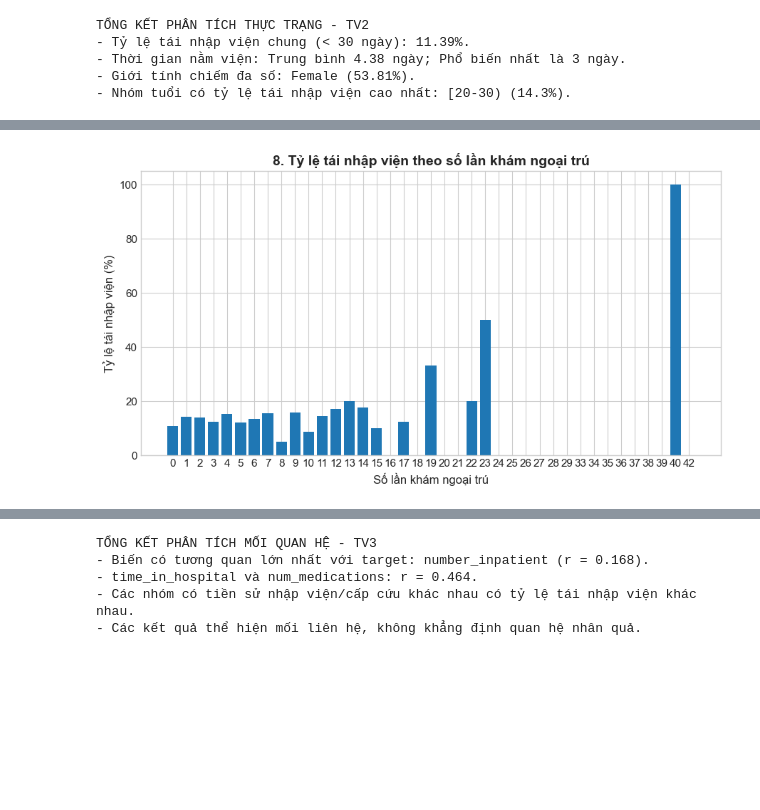
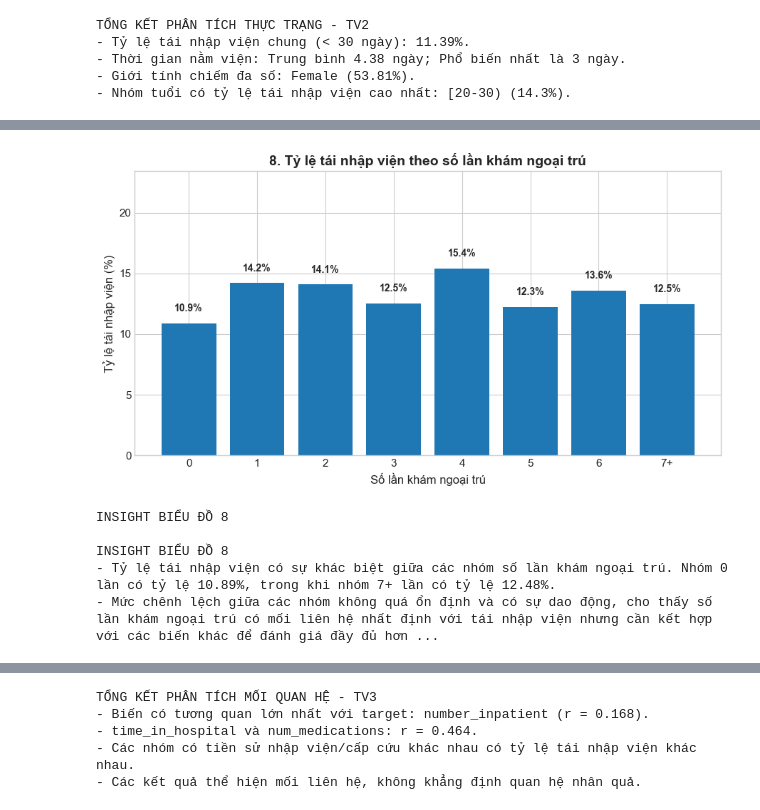
Before and after one commit to Zietlott/DataAnalysis-Visualization, a Jupyter notebook: code/diabetic.ipynb, the cells around one changed output, grey strips where cells are left out. Drawn from its saved outputs; the diff is of its cells as text; code cells hidden in the pictures; blank space fills up the shorter version.

Commit message:
comment & fix figures and insight

```diff
--- a/code/diabetic.ipynb
+++ b/code/diabetic.ipynb
@@ -635,32 +984,97 @@ plt.show()
 # %%
-# 3.4 target ↔ number_outpatient → Bar
+# 3.4. target ↔ number_outpatient -> Bar
+
+# Gom các trường hợp có từ 7 lần khám ngoại trú trở lên vào nhóm "7+"
+outpatient_group = df["number_outpatient"].apply(
+    lambda x: "7+" if x >= 7 else str(int(x))
+)
+
+# Tính tỷ lệ tái nhập viện theo từng nhóm
 outpatient_rate = (
-    df.groupby("number_outpatient")["target_30days"]
+    df.assign(outpatient_group=outpatient_group)
+    .groupby("outpatient_group")["target_30days"]
     .mean() * 100
 )
 
+# Sắp xếp các nhóm theo thứ tự 0 -> 6 -> 7+
+order = [str(i) for i in range(7)] + ["7+"]
+
+outpatient_rate = (
+    outpatient_rate
+    .reindex(order)
+    .dropna()
+)
+
+# Tạo khung biểu đồ
 plt.figure(figsize=(9, 5))
 
-plt.bar(
-    outpatient_rate.index.astype(str),
+# Vẽ biểu đồ cột
+bars = plt.bar(
+    outpatient_rate.index,
     outpatient_rate.values
 )
 
+# Đặt tiêu đề
 plt.title(
     "8. Tỷ lệ tái nhập viện theo số lần khám ngoại trú",
     fontweight="bold"
 )
 
+# Đặt tên các trục
 plt.xlabel("Số lần khám ngoại trú")
 plt.ylabel("Tỷ lệ tái nhập viện (%)")
 
+# Hiển thị tỷ lệ % trên đầu mỗi cột
+for bar, rate in zip(
+    bars,
+    outpatient_rate.values
+):
+    plt.text(
+        bar.get_x() + bar.get_width() / 2,
+        rate + 0.8,
+        f"{rate:.1f}%",
+        ha="center",
+        va="bottom",
+        fontsize=10,
+        fontweight="bold"
+    )
+
+# Tạo khoảng trống phía trên để hiển thị số %
+plt.ylim(
+    0,
+    float(outpatient_rate.max()) + 8
+)
+
+# Điều chỉnh bố cục
 plt.tight_layout()
+
+# Lưu biểu đồ
 plt.savefig(
     FIGURES_DIR / "chart8_outpatient.png",
     dpi=300,
     bbox_inches="tight"
 )
 
+# Hiển thị biểu đồ
 plt.show()
+
+# In insight của biểu đồ
+print("\nINSIGHT BIỂU ĐỒ 8")
+print("\nINSIGHT BIỂU ĐỒ 8")
+print(
+    "- Tỷ lệ tái nhập viện có sự khác biệt giữa các nhóm số lần khám ngoại trú. "
+    f"Nhóm 0 lần có tỷ lệ {outpatient_rate['0']:.2f}%, "
+    f"trong khi nhóm 7+ lần có tỷ lệ {outpatient_rate['7+']:.2f}%."
+)
+print(
+    "- Mức chênh lệch giữa các nhóm không quá ổn định và có sự dao động, "
+    "cho thấy số lần khám ngoại trú có mối liên hệ nhất định với tái nhập viện "
+    "nhưng cần kết hợp với các biến khác để đánh giá đầy đủ hơn."
+)
 # %% [output]
-[figure, old version]
+[figure, new version]
+INSIGHT BIỂU ĐỒ 8
+
+INSIGHT BIỂU ĐỒ 8
+- Tỷ lệ tái nhập viện có sự khác biệt giữa các nhóm số lần khám ngoại trú. Nhóm 0 lần có tỷ lệ 10.89%, trong khi nhóm 7+ lần có tỷ lệ 12.48%.
+- Mức chênh lệch giữa các nhóm không quá ổn định và có sự dao động, cho thấy số lần khám ngoại trú có mối liên hệ nhất định với tái nhập viện nhưng cần kết hợp với các biến khác để đánh giá đầy đủ hơn ...
```
Also changed, not shown: parts of 69 cells of this notebook, 14 other files.
